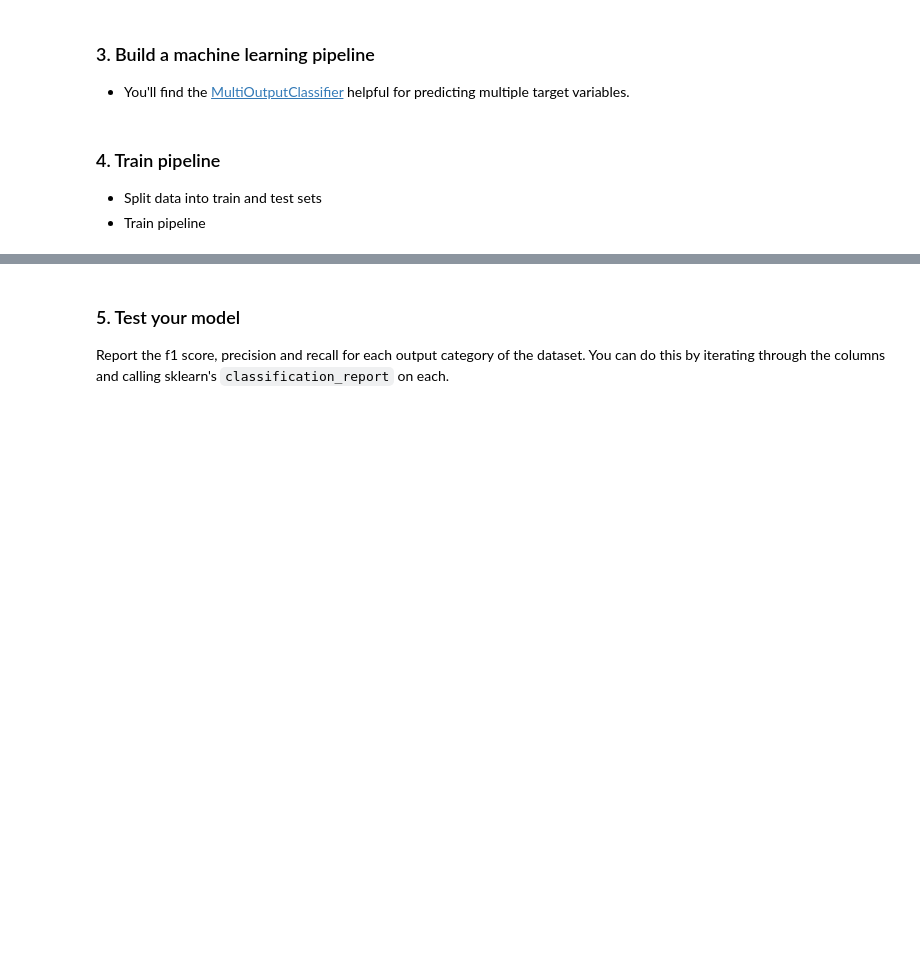
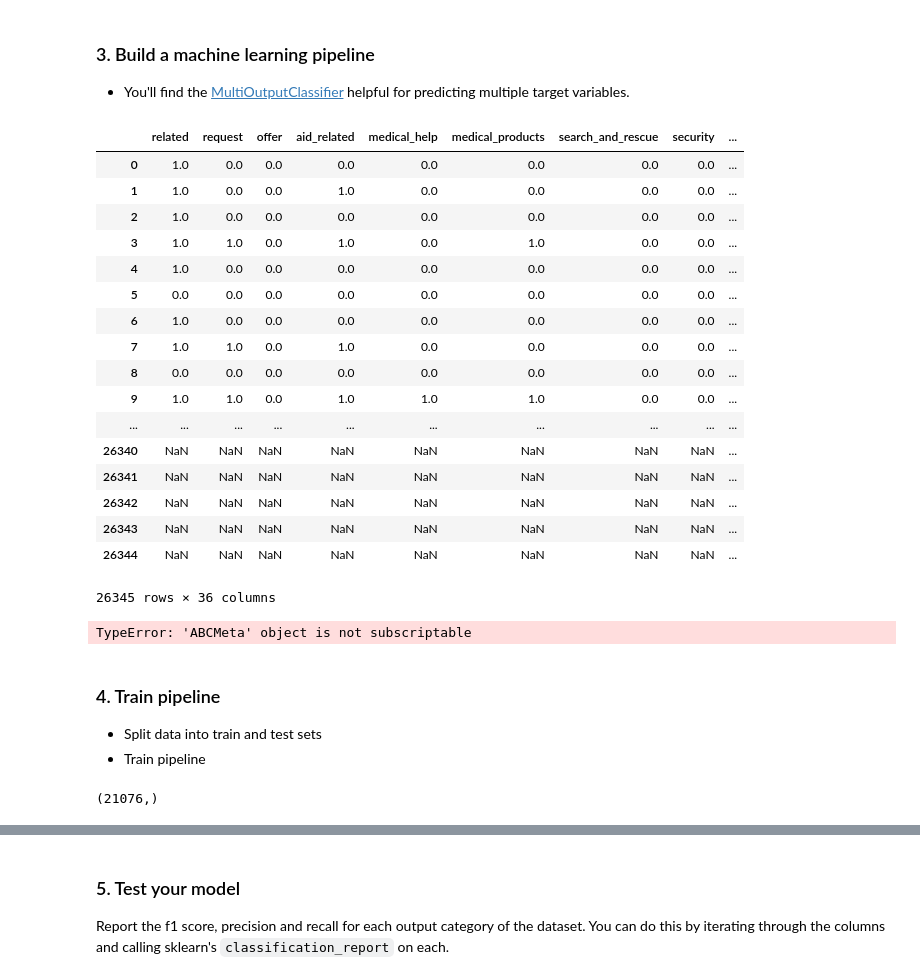
Before and after one commit to bdfaus/Disaster-Response-Pipeline, a Jupyter notebook: ML Pipeline Preparation.ipynb, the cells around one changed output, grey strips where cells are left out. Cells and saved outputs as stored; diff of their text form; code cells hidden in the pictures; blank space fills up the shorter version.

Commit message:
Feature: Pipeline
Began ML pipeline construction. Ran into errors that need to be corrected when attempting to fit on entire dataframe rather than merely tokenized message.

```diff
--- a/ML Pipeline Preparation.ipynb
+++ b/ML Pipeline Preparation.ipynb
@@ -60,0 +69,21 @@ pipeline =
+# %%
+X[X.loc[X_train['message'].index].columns[2:]]
+# %% [output]
+|  | related | request | offer | aid_related | medical_help | medical_products | search_and_rescue | security | ... |
+| 0 | 1.0 | 0.0 | 0.0 | 0.0 | 0.0 | 0.0 | 0.0 | 0.0 | ... |
+| 1 | 1.0 | 0.0 | 0.0 | 1.0 | 0.0 | 0.0 | 0.0 | 0.0 | ... |
+| 2 | 1.0 | 0.0 | 0.0 | 0.0 | 0.0 | 0.0 | 0.0 | 0.0 | ... |
+| 3 | 1.0 | 1.0 | 0.0 | 1.0 | 0.0 | 1.0 | 0.0 | 0.0 | ... |
+| 4 | 1.0 | 0.0 | 0.0 | 0.0 | 0.0 | 0.0 | 0.0 | 0.0 | ... |
+| 5 | 0.0 | 0.0 | 0.0 | 0.0 | 0.0 | 0.0 | 0.0 | 0.0 | ... |
+| 6 | 1.0 | 0.0 | 0.0 | 0.0 | 0.0 | 0.0 | 0.0 | 0.0 | ... |
+| 7 | 1.0 | 1.0 | 0.0 | 1.0 | 0.0 | 0.0 | 0.0 | 0.0 | ... |
+| 8 | 0.0 | 0.0 | 0.0 | 0.0 | 0.0 | 0.0 | 0.0 | 0.0 | ... |
+| 9 | 1.0 | 1.0 | 0.0 | 1.0 | 1.0 | 1.0 | 0.0 | 0.0 | ... |
+| ... | ... | ... | ... | ... | ... | ... | ... | ... | ... |
+| 26340 | NaN | NaN | NaN | NaN | NaN | NaN | NaN | NaN | ... |
+| 26341 | NaN | NaN | NaN | NaN | NaN | NaN | NaN | NaN | ... |
+| 26342 | NaN | NaN | NaN | NaN | NaN | NaN | NaN | NaN | ... |
+| 26343 | NaN | NaN | NaN | NaN | NaN | NaN | NaN | NaN | ... |
+| 26344 | NaN | NaN | NaN | NaN | NaN | NaN | NaN | NaN | ... |
+26345 rows × 36 columns
@@ -61,3 +106,25 @@ pipeline =
+# %%
+#works purely on message column
+# pipeline = Pipeline(
+#     [('vectorizer',CountVectorizer(tokenizer=tokenize)),
+#     ('tfidf',TfidfTransformer()),
+#     ('clf',RandomForestClassifier(random_state=42))]
+# )
+
+pipeline = Pipeline([
+    ('features',FeatureUnion[
+        #performs text tokenizing/vectorizing/TfidfTransform on messages
+        ('text_pipeline',Pipeline([
+            ('vectorizer',CountVectorizer(tokenizer=tokenize)),
+            ('tfidf',TfidfTransformer())
+        ])),
+        #grabs categories previously provided for messages
+        ('grab_categories',Grab_Categories(data=X))
+    ]),
+    ('clf',RandomForestClassifier(random_state=42))
+])
+# %% [output]
+TypeError: 'ABCMeta' object is not subscriptable
 # %% [markdown]
 ### 4. Train pipeline
 - Split data into train and test sets
@@ -64,0 +134,4 @@ pipeline =
+# %%
+y_train.shape
+# %% [output]
+(21076,)
```
Also changed, not shown: parts of 6 cells of this notebook.
